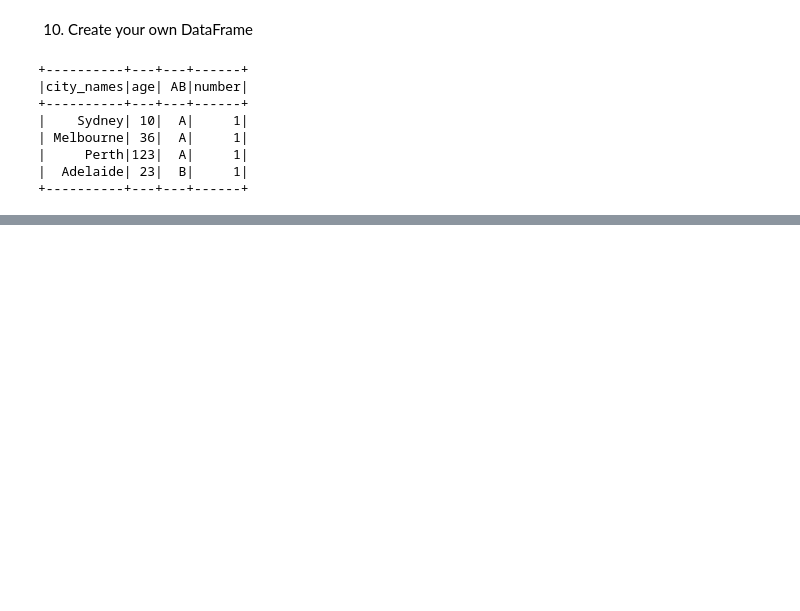
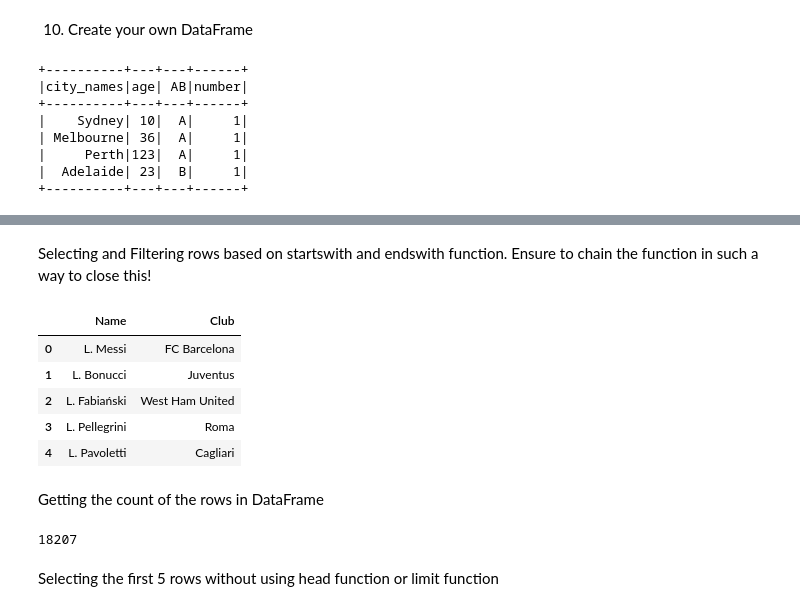
Before and after one commit to citysiva180/PySpark_Exclusive_Learning, a Jupyter notebook: PySpark_Essentials_by_LAYLA.ipynb, the cells around one changed output, grey strips where cells are left out. Cells and saved outputs as stored; diff of their text form; code cells hidden in the pictures; blank space fills up the shorter version.

```diff
--- a/PySpark_Essentials_by_LAYLA.ipynb
+++ b/PySpark_Essentials_by_LAYLA.ipynb
@@ -636,0 +765,20 @@ df.show()
+# %% [markdown]
+Selecting and Filtering rows based on startswith and endswith function.
+Ensure to chain the function in such a way to close this!
+# %%
+fifa.select("Name","Club").where(fifa.Name.startswith("L")).where(fifa.Name.endswith("i")).toPandas().head()
+# %% [output]
+|  | Name | Club |
+| 0 | L. Messi | FC Barcelona |
+| 1 | L. Bonucci | Juventus |
+| 2 | L. Fabiański | West Ham United |
+| 3 | L. Pellegrini | Roma |
+| 4 | L. Pavoletti | Cagliari |
+# %% [markdown]
+Getting the count of the rows in DataFrame
+# %%
+fifa.count()
+# %% [output]
+18207
+# %% [markdown]
+Selecting the first 5 rows without using head function or limit function
```
Also changed, not shown: parts of 33 cells of this notebook.
